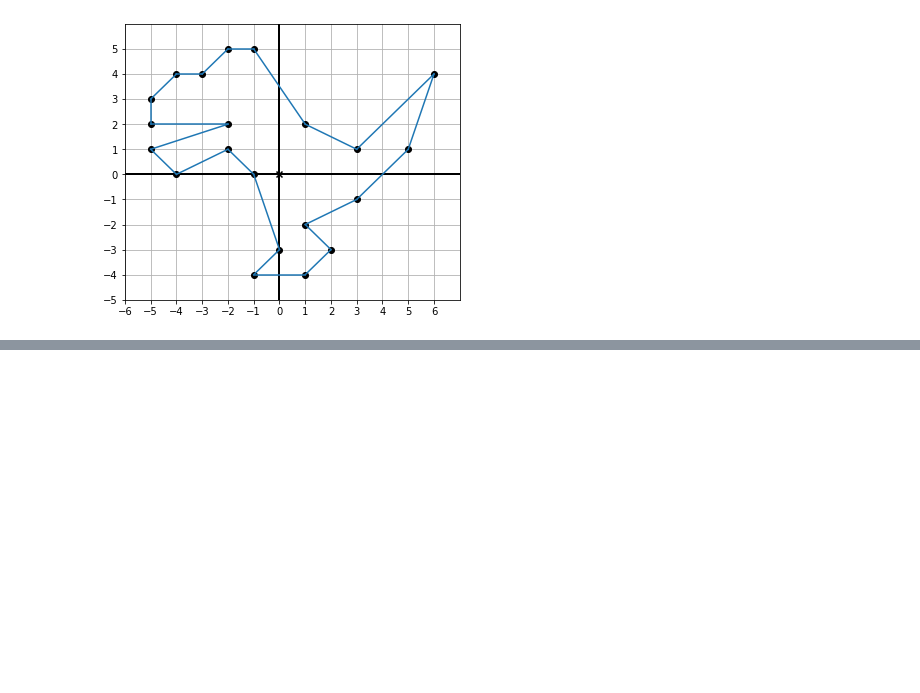
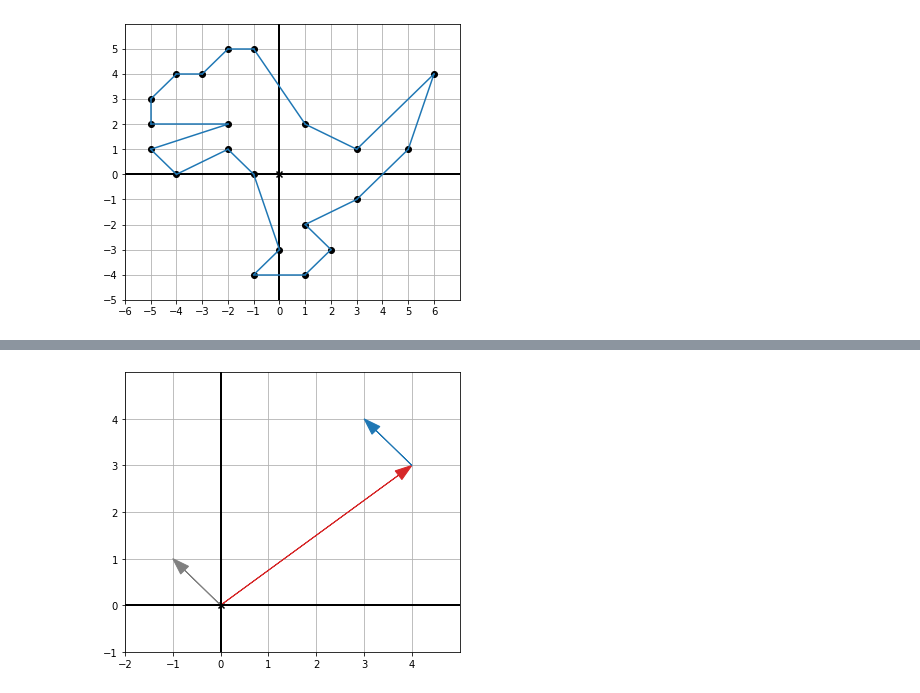
Before and after one commit to sthaha/Math-for-Programmers, a Jupyter notebook: learn/ch02/Ch02.ipynb, the cells around one changed output, grey strips where cells are left out. Cells and saved outputs as stored; diff of their text form; code cells hidden in the pictures; blank space fills up the shorter version.

```diff
--- a/learn/ch02/Ch02.ipynb
+++ b/learn/ch02/Ch02.ipynb
@@ -45,0 +70,9 @@ draw(Points(*v), grid=(1, 10), nice_aspect_ratio=False)
+# %%
+# adding moves the v1 to the end of v2
+draw(
+    Arrow((4,3), color=red),
+    Arrow((-1, 1), color=gray),
+    Arrow((3, 4), (4, 3), color=blue)
+)
+# %% [output]
+[figure, added]
```
Also changed, not shown: parts of 20 cells of this notebook.
